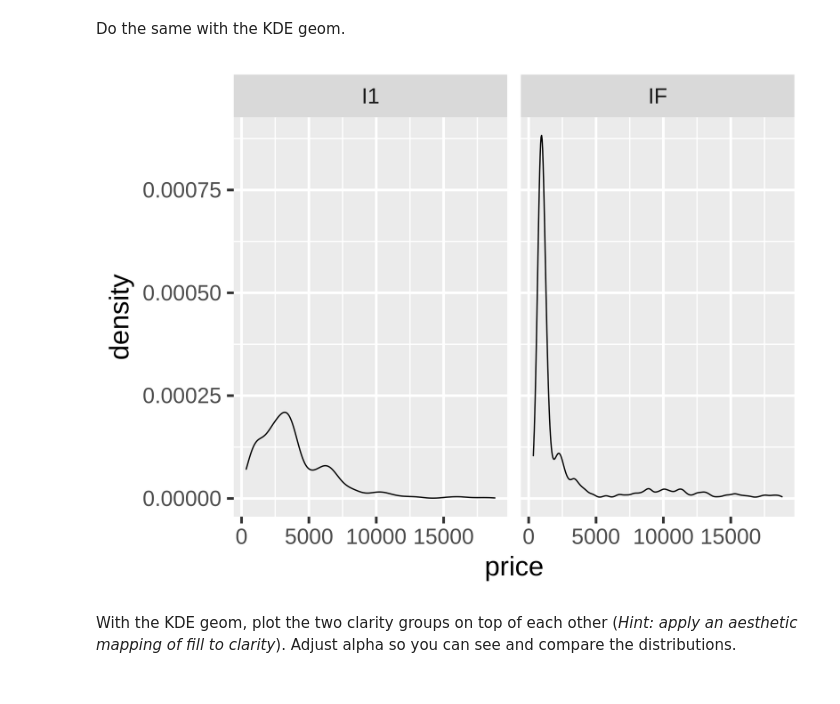
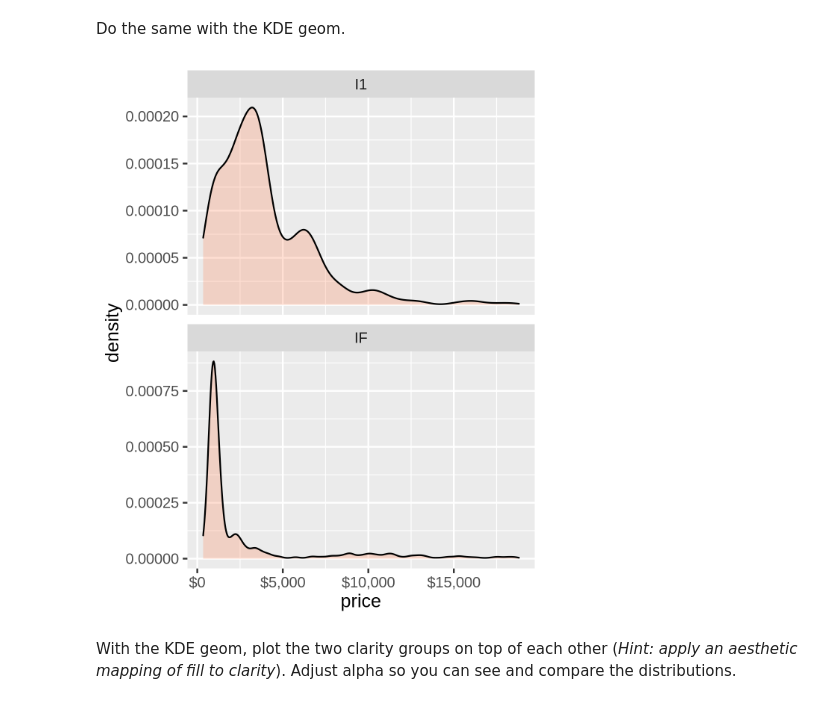
Before and after one commit to mcrzepka/BIOS512, a Jupyter notebook: In class practice/05_00_distribution_practice.ipynb, the cells around one changed output. Saved outputs shown, nothing was run; the diff lists cells and outputs as text; code cells hidden in the pictures.

```diff
--- a/In class practice/05_00_distribution_practice.ipynb
+++ b/In class practice/05_00_distribution_practice.ipynb
@@ -124,10 +125,15 @@ q
 # %% [markdown]
 Do the same with the KDE geom.
-# %%
-m = ggplot(df, aes(x=price)) + geom_density() + facet_wrap(~clarity)
-m
-# %% [output]
-[figure, removed]
+# %%
+theme_set(theme_gray(base_size = 12))
+options(repr.plot.width=4, repr.plot.height=5)
+
+m = ggplot(df, aes(x=price)) + geom_density(fill='coral', alpha=0.25) + facet_wrap(~clarity, ncol=1, scales='free_y') +
+    scale_x_continuous(labels = scales::dollar_format())
+m
+# free y allows for y axis to scale itself
+# %% [output]
+[figure, added]
 # %% [markdown]
 With the KDE geom, plot the two clarity groups on top of each other (*Hint: apply an aesthetic
 mapping of fill to clarity*). Adjust alpha so you can see and compare the distributions.
```
Also changed, not shown: parts of 7 cells of this notebook, 1 other file.
